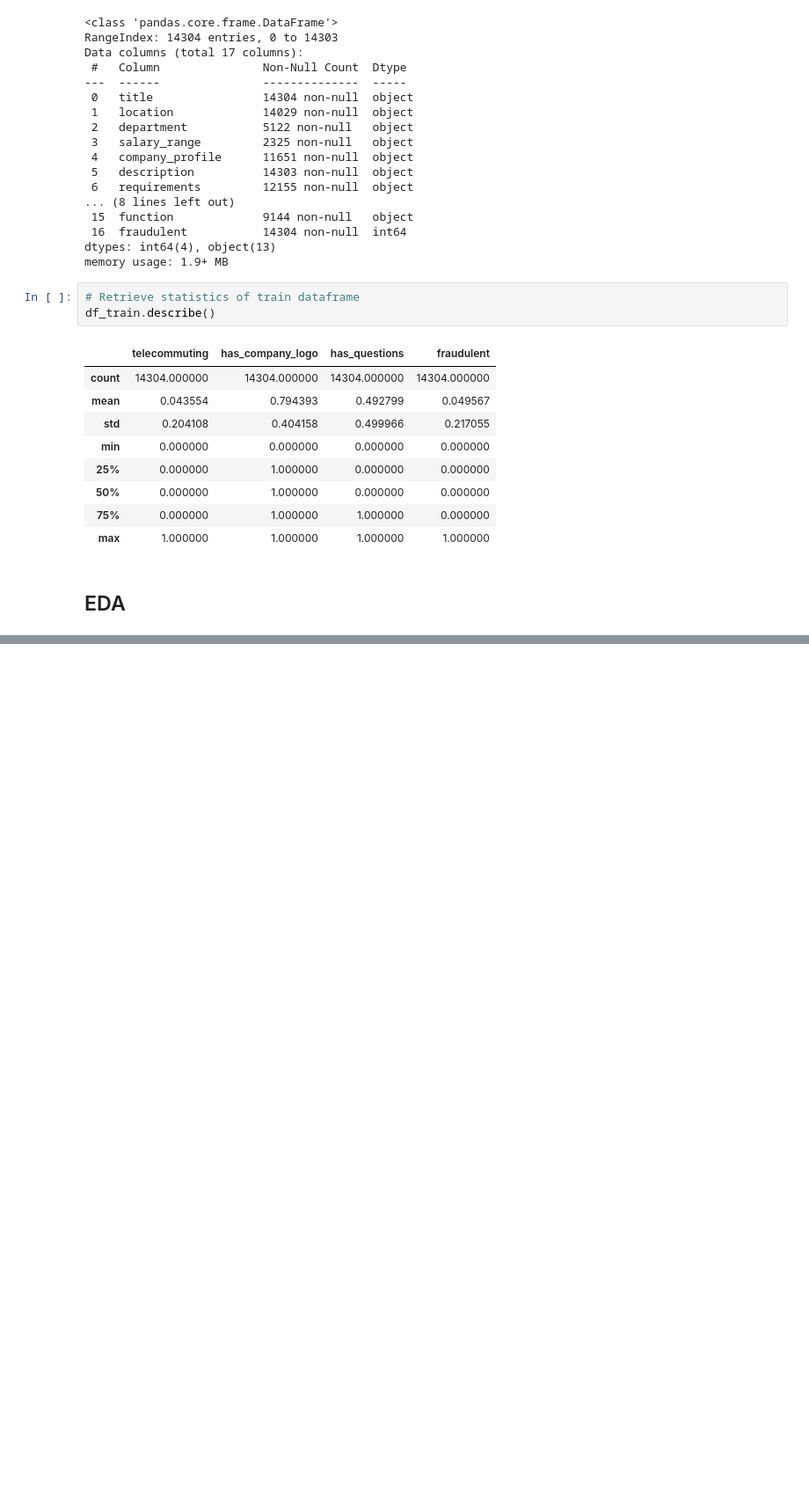
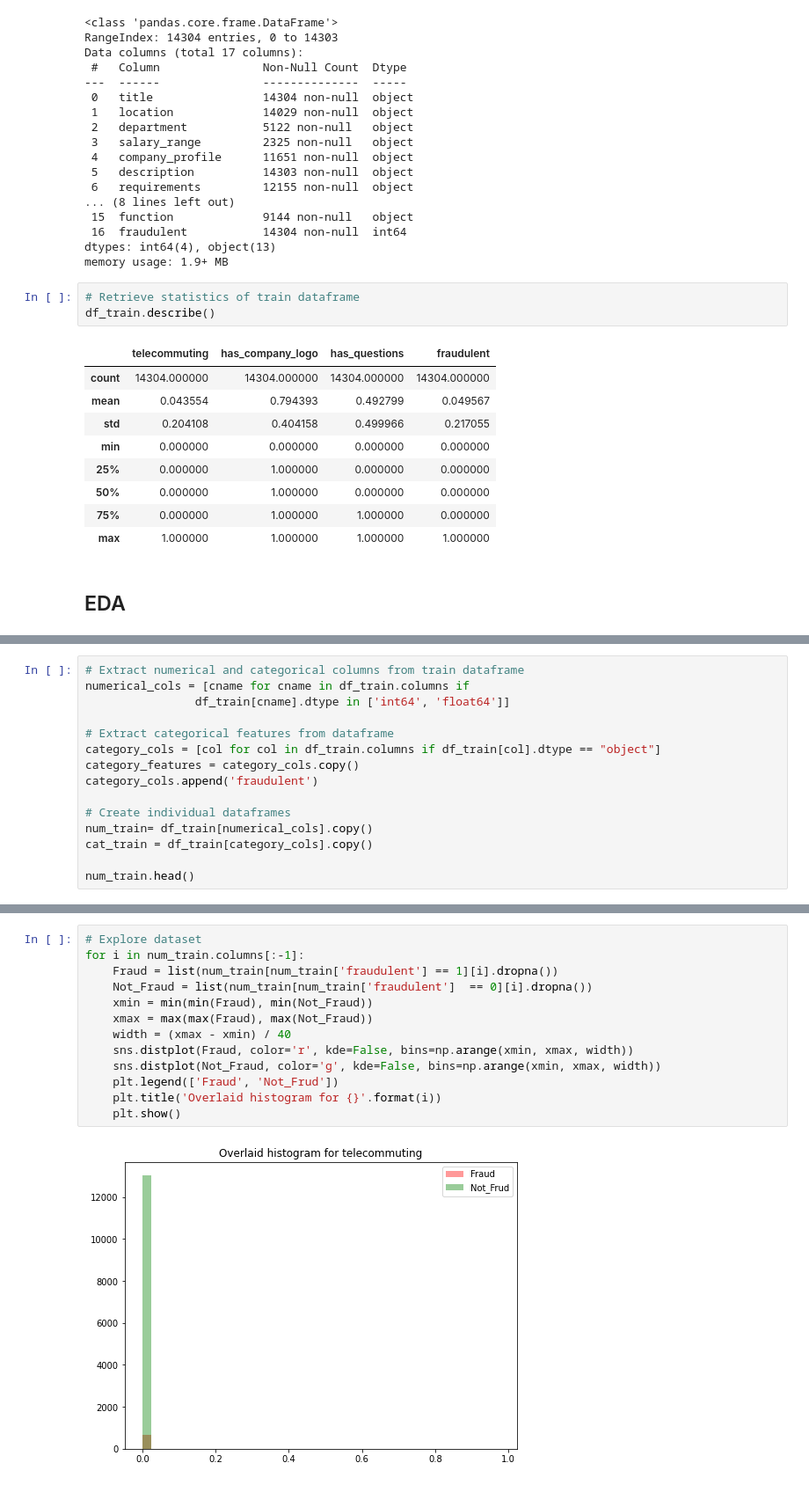
Before and after one commit to obeabi/SdsNovember2020Challenge, a Jupyter notebook: Main_v1.ipynb, the cells around one changed output, grey strips where cells are left out. Shown at 88% size. Saved outputs shown, nothing was run; the diff lists cells and outputs as text; blank space fills up the shorter version.

```diff
--- a/Main_v1.ipynb
+++ b/Main_v1.ipynb
@@ -179,0 +202,15 @@ df_train.describe()
+# %%
+# Extract numerical and categorical columns from train dataframe
+numerical_cols = [cname for cname in df_train.columns if
+                df_train[cname].dtype in ['int64', 'float64']]
+
+# Extract categorical features from dataframe
+category_cols = [col for col in df_train.columns if df_train[col].dtype == "object"]
+category_features = category_cols.copy()
+category_cols.append('fraudulent')
+
+# Create individual dataframes
+num_train= df_train[numerical_cols].copy()
+cat_train = df_train[category_cols].copy()
+
+num_train.head()
@@ -179,0 +259,15 @@ df_train.describe()
+# %%
+# Explore dataset
+for i in num_train.columns[:-1]:
+    Fraud = list(num_train[num_train['fraudulent'] == 1][i].dropna())
+    Not_Fraud = list(num_train[num_train['fraudulent']  == 0][i].dropna())
+    xmin = min(min(Fraud), min(Not_Fraud))
+    xmax = max(max(Fraud), max(Not_Fraud))
+    width = (xmax - xmin) / 40
+    sns.distplot(Fraud, color='r', kde=False, bins=np.arange(xmin, xmax, width))
+    sns.distplot(Not_Fraud, color='g', kde=False, bins=np.arange(xmin, xmax, width))
+    plt.legend(['Fraud', 'Not_Frud'])
+    plt.title('Overlaid histogram for {}'.format(i))
+    plt.show()
+# %% [output]
+[figure, added]
```
Also changed, not shown: parts of 42 cells of this notebook.
